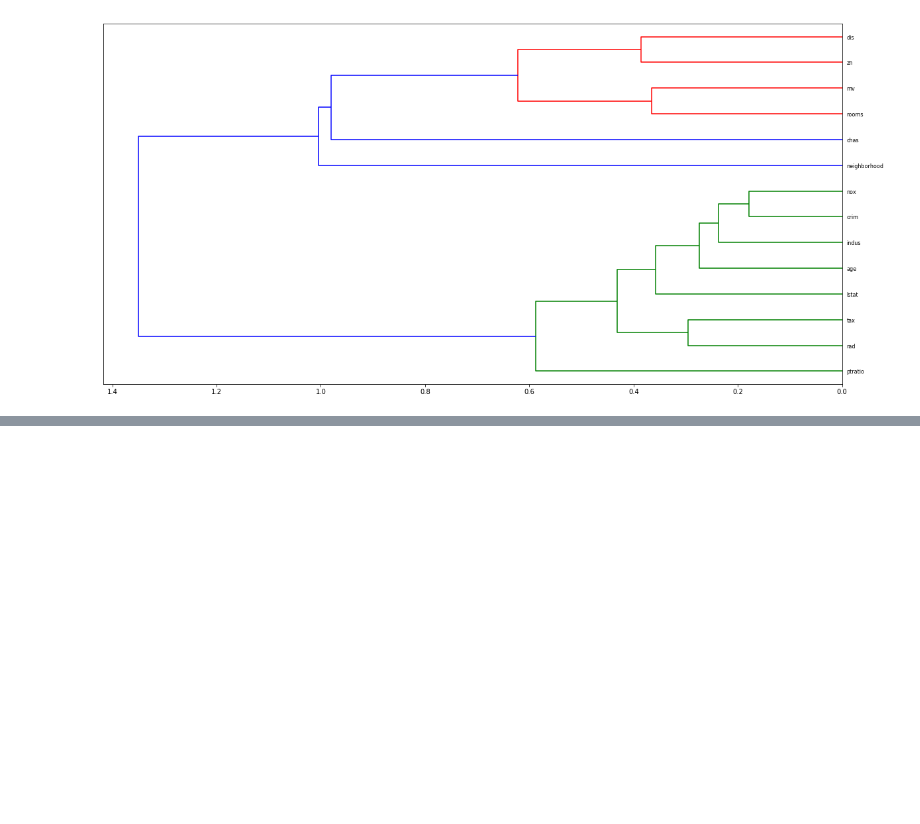
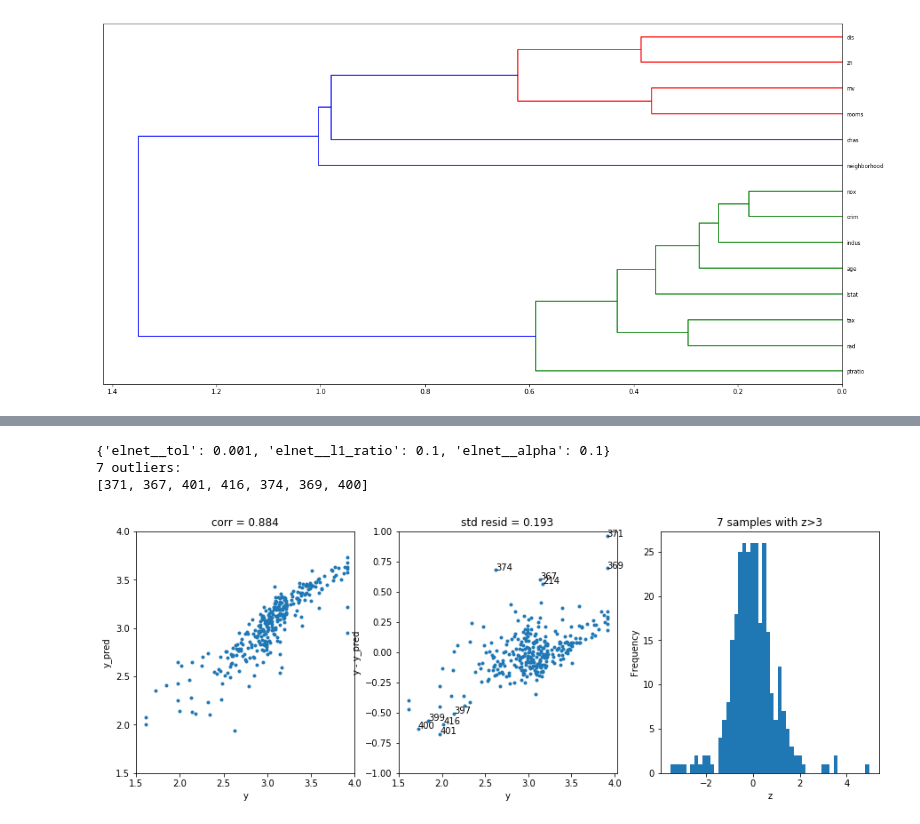
Before and after one commit to GinoWoz1/Learnings, a Jupyter notebook: Boston_Dataset.ipynb, the cells around one changed output, grey strips where cells are left out. Saved outputs shown, nothing was run; the diff lists cells and outputs as text; code cells hidden in the pictures; blank space fills up the shorter version.

```diff
--- a/Boston_Dataset.ipynb
+++ b/Boston_Dataset.ipynb
@@ -666,0 +547,16 @@ df_poly.head(100)
+# %%
+# lasso with maxabs
+
+lasso = Lasso()
+
+params = {'lasso__alpha': np.arange(0.1,1,0.1)}
+
+las_pipe =  Pipeline([('max_scaler',MaxAbsScaler()),
+            ('lasso',lasso)])
+
+rs5 = RandomizedSearchCV(las_pipe,param_distributions=params,cv=rkfold,scoring=rmse_cv,n_iter=9)
+
+rs5.fit(X_train,y_train)
+print(rs5.best_score_)
+print(rs5.best_estimator_)
+print(rs5.score(X_test,y_test))
@@ -666,0 +570,20 @@ df_poly.head(100)
+# %%
+# visualize best model residuals to date
+
+print(rs2.best_params_)
+
+# scale
+sc = StandardScaler()
+X_sc1 = sc.fit_transform(X_train)
+
+elnet_first = ElasticNet(tol=0.001,l1_ratio = 0.1,alpha=0.1)
+elnet_first.fit(X_sc1,y_train)
+
+# scale then look at residuals
+
+residual_plot(elnet_first,X_sc1,y_train)
+# %% [output]
+{'elnet__tol': 0.001, 'elnet__l1_ratio': 0.1, 'elnet__alpha': 0.1}
+7 outliers:
+[371, 367, 401, 416, 374, 369, 400]
+[figure, added]
```
Also changed, not shown: parts of 47 cells of this notebook, 1 other file.
